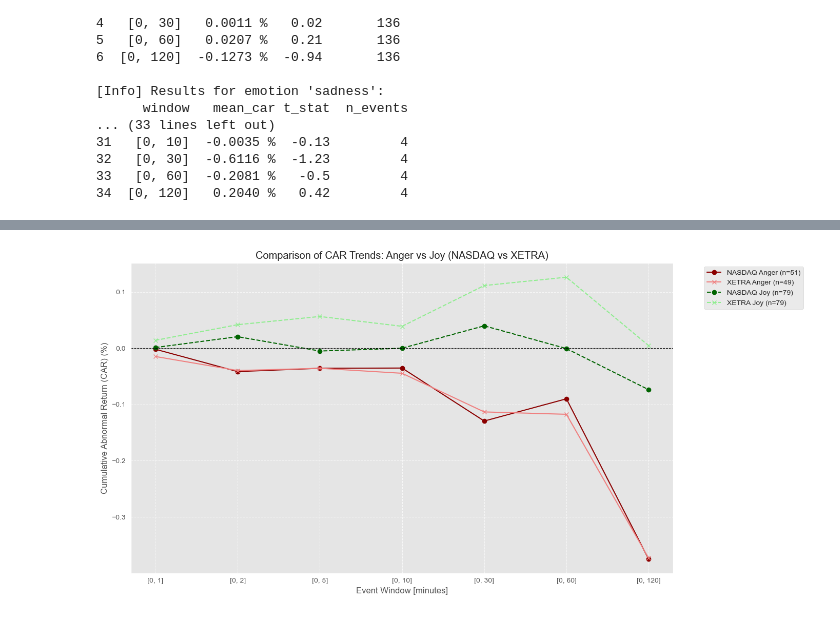
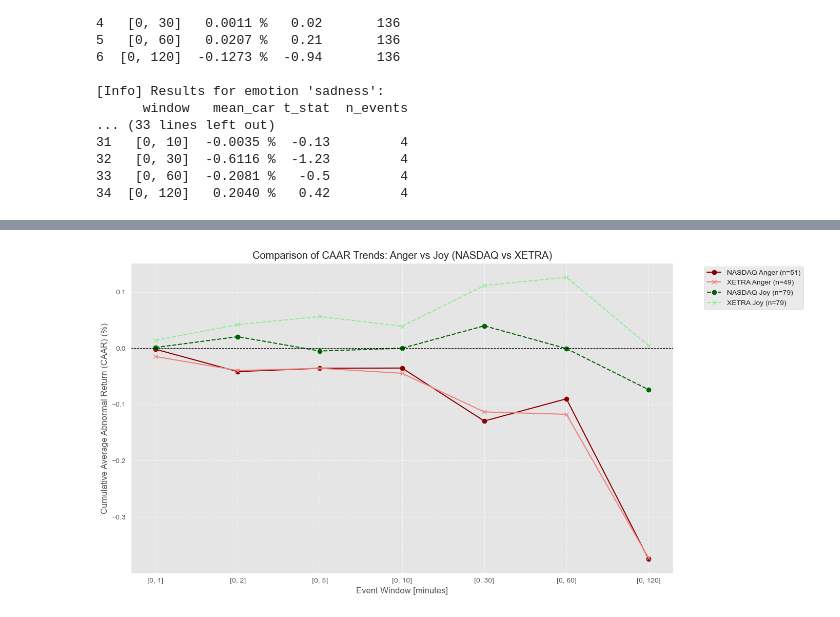
Before and after one commit to AK960/COIN_Repo, a Jupyter notebook: scripts/twitter_topic_emotion_analysis.ipynb, the cells around one changed output, grey strips where cells are left out. Drawn from its saved outputs; the diff is of its cells as text; code cells hidden in the pictures.

```diff
--- a/scripts/twitter_topic_emotion_analysis.ipynb
+++ b/scripts/twitter_topic_emotion_analysis.ipynb
@@ -1022,33 +1022,33 @@ plt.plot(xetra_anger['window'],
          label='XETRA Anger (n={})'.format(xetra_anger['n_events'].iloc[0]),
          color='lightcoral',
          linestyle='-',
          marker='x')
 
 # NASDAQ Joy
 plt.plot(nasdaq_joy['window'],
          nasdaq_joy['mean_car'].str.replace(' %','').astype(float),
          label='NASDAQ Joy (n={})'.format(nasdaq_joy['n_events'].iloc[0]),
          color='darkgreen',
          linestyle='--',
          marker='o')
 
 # XETRA Joy
 plt.plot(xetra_joy['window'],
          xetra_joy['mean_car'].str.replace(' %','').astype(float),
          label='XETRA Joy (n={})'.format(xetra_joy['n_events'].iloc[0]),
          color='lightgreen',
          linestyle='--',
          marker='x')
 
 # Plot-Elemente
 plt.axhline(0, color='black', linestyle='--', linewidth=0.8)
-plt.title('Comparison of CAR Trends: Anger vs Joy (NASDAQ vs XETRA)')
+plt.title('Comparison of CAAR Trends: Anger vs Joy (NASDAQ vs XETRA)')
 plt.xlabel('Event Window [minutes]')
-plt.ylabel('Cumulative Abnormal Return (CAR) (%)')
+plt.ylabel('Cumulative Average Abnormal Return (CAAR) (%)')
 plt.legend(bbox_to_anchor=(1.05, 1), loc='upper left')
 plt.grid(True, linestyle='--', alpha=0.7)
 plt.tight_layout()
 
 plt.show()
 # %% [output]
-[figure, old version]
+[figure, new version]
```
Also changed, not shown: parts of 3 cells of this notebook, 1 other file.
